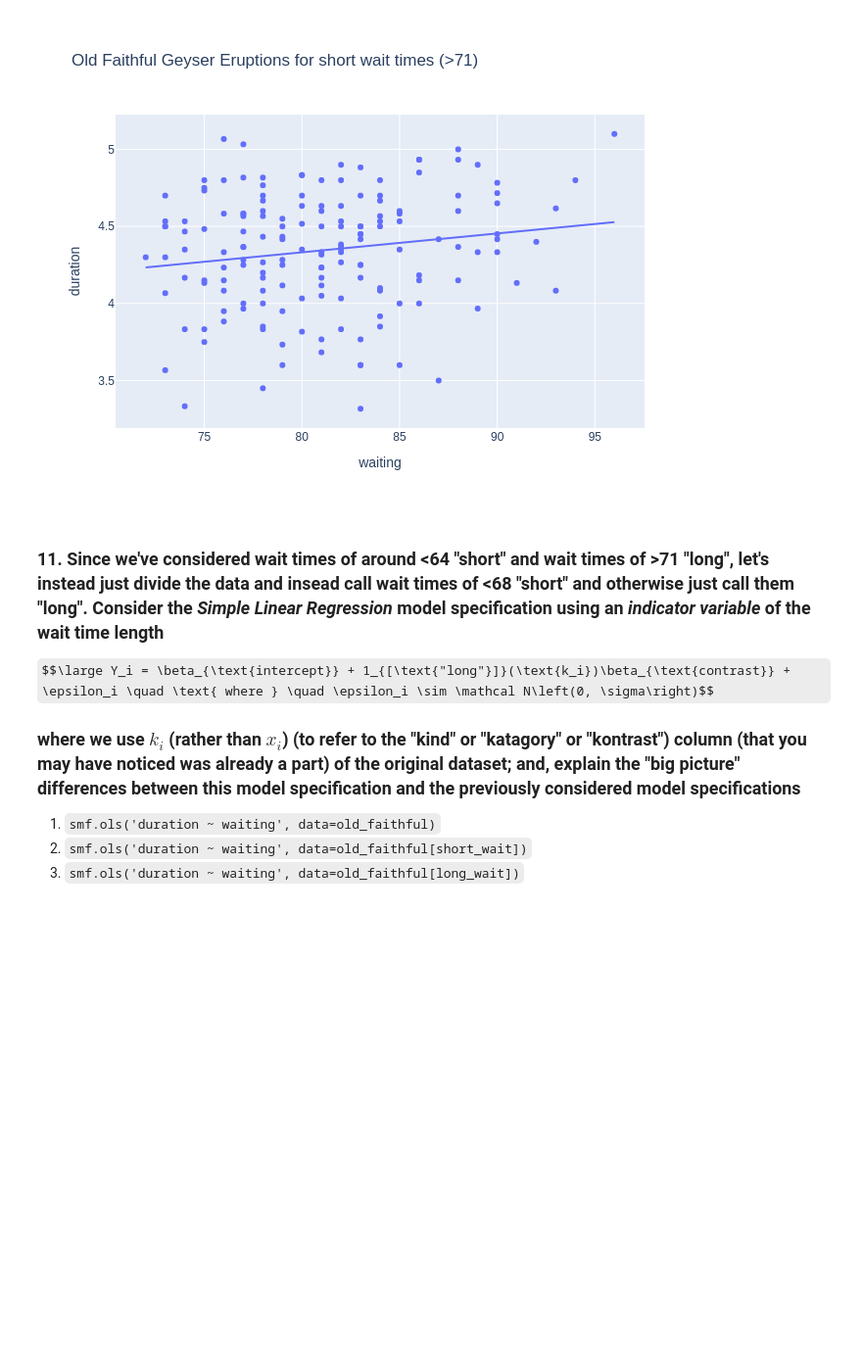
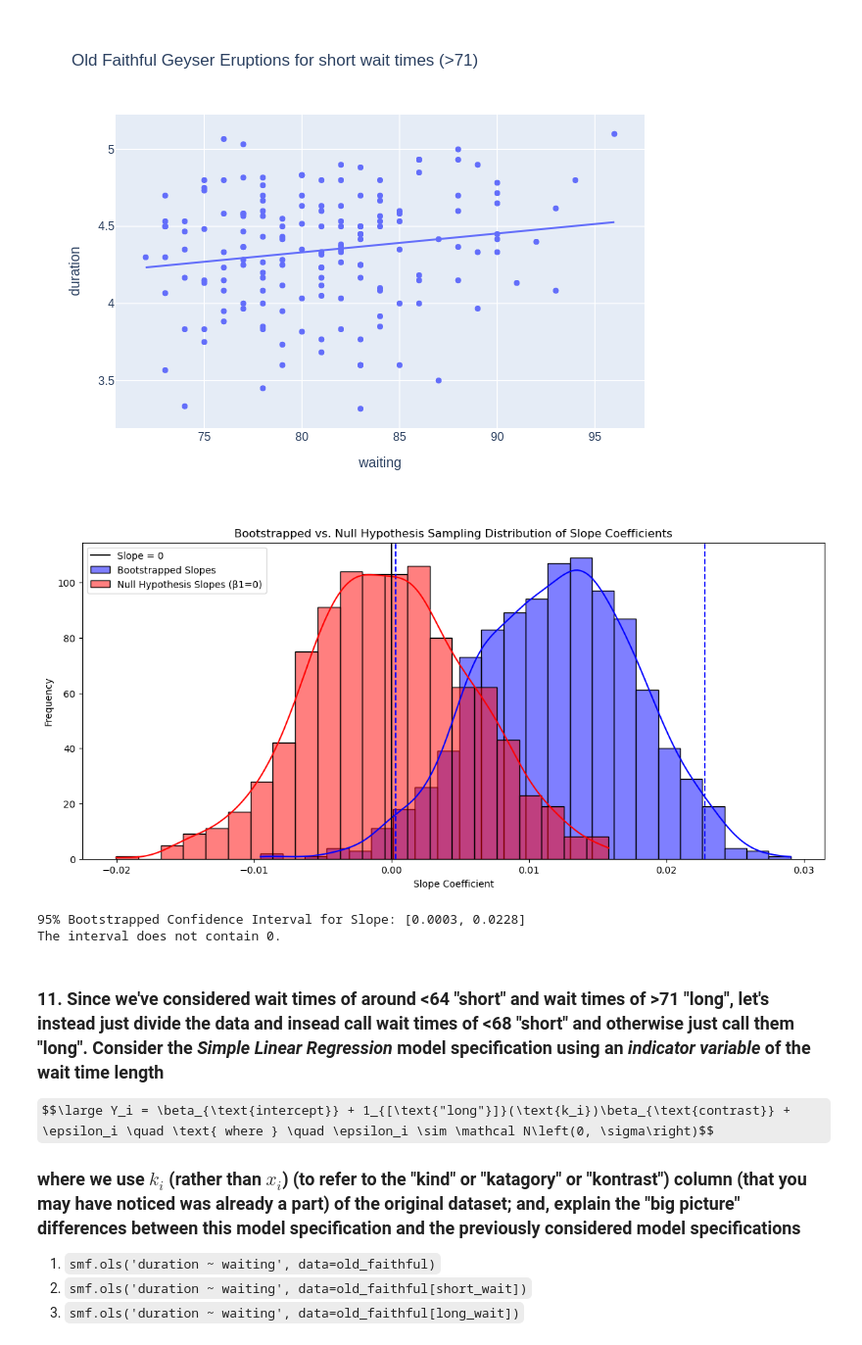
Before and after one commit to TrojanGuy/STA130, a Jupyter notebook: STA130F24_HW06_Week07ate09_DueNov07.ipynb, the cells around one changed output. Shown at 98% size. Cells and saved outputs as stored; diff of their text form; code cells hidden in the pictures; some formulas as TeX source; blank space fills up the shorter version.

```diff
--- a/STA130F24_HW06_Week07ate09_DueNov07.ipynb
+++ b/STA130F24_HW06_Week07ate09_DueNov07.ipynb
@@ -640,6 +640,62 @@ Intercept      3.3520      0.476      7.049      0.000       2.413       4.291
 waiting        0.0122      0.006      2.091      0.038       0.001       0.024
 ==============================================================================
 [figure]
+# %%
+import numpy as np
+import seaborn as sns
+import matplotlib.pyplot as plt
+import statsmodels.formula.api as smf
+from scipy.stats import norm
+
+long_wait_limit = 71
+long_wait_data = old_faithful[old_faithful['waiting'] > long_wait_limit]
+
+n_bootstraps = 1000
+bootstrapped_slopes = []
+
+for _ in range(n_bootstraps):
+    bootstrap_sample = long_wait_data.sample(frac=1, replace=True)
+    model = smf.ols('duration ~ waiting', data=bootstrap_sample).fit()
+    bootstrapped_slopes.append(model.params['waiting'])
+
+simulated_slopes = []
+np.random.seed(0)
+beta_0, beta_1, sigma = 1.65, 0, 0.37
+for _ in range(n_bootstraps):
+    simulated_y = beta_0 + beta_1 * long_wait_data['waiting'] + np.random.normal(0, sigma, len(long_wait_data))
+    model_null = smf.ols('duration ~ waiting', data=long_wait_data.assign(duration=simulated_y)).fit()
+    simulated_slopes.append(model_null.params['waiting'])
+
+plt.figure(figsize=(14, 6))
+
+sns.histplot(bootstrapped_slopes, kde=True, color='blue', label='Bootstrapped Slopes')
+plt.axvline(x=np.percentile(bootstrapped_slopes, 2.5), color='blue', linestyle='--')
+plt.axvline(x=np.percentile(bootstrapped_slopes, 97.5), color='blue', linestyle='--')
+
+sns.histplot(simulated_slopes, kde=True, color='red', label='Null Hypothesis Slopes (β1=0)')
+plt.axvline(x=0, color='black', linestyle='-', label='Slope = 0')
+
+plt.title("Bootstrapped vs. Null Hypothesis Sampling Distribution of Slope Coefficients")
+plt.xlabel("Slope Coefficient")
+plt.ylabel("Frequency")
+plt.legend()
+
+plt.show()
+
+lower_bound = np.percentile(bootstrapped_slopes, 2.5)
+upper_bound = np.percentile(bootstrapped_slopes, 97.5)
+contains_zero = lower_bound <= 0 <= upper_bound
+
+print(f"95% Bootstrapped Confidence Interval for Slope: [{lower_bound:.4f}, {upper_bound:.4f}]")
+
+if contains_zero:
+    print("The interval contains 0.")
+if not contains_zero:
+    print("The interval does not contain 0.")
+# %% [output]
+[figure, added]
+95% Bootstrapped Confidence Interval for Slope: [0.0003, 0.0228]
+The interval does not contain 0.
 # %% [markdown]
 ### 11. Since we've considered wait times of around <64  "short" and wait times of >71 "long", let's instead just divide the data and insead call wait times of <68 "short" and otherwise just call them "long". Consider the *Simple Linear Regression* model specification using an *indicator variable* of the wait time length<br>
 
```
Also changed, not shown: parts of 26 cells of this notebook.
